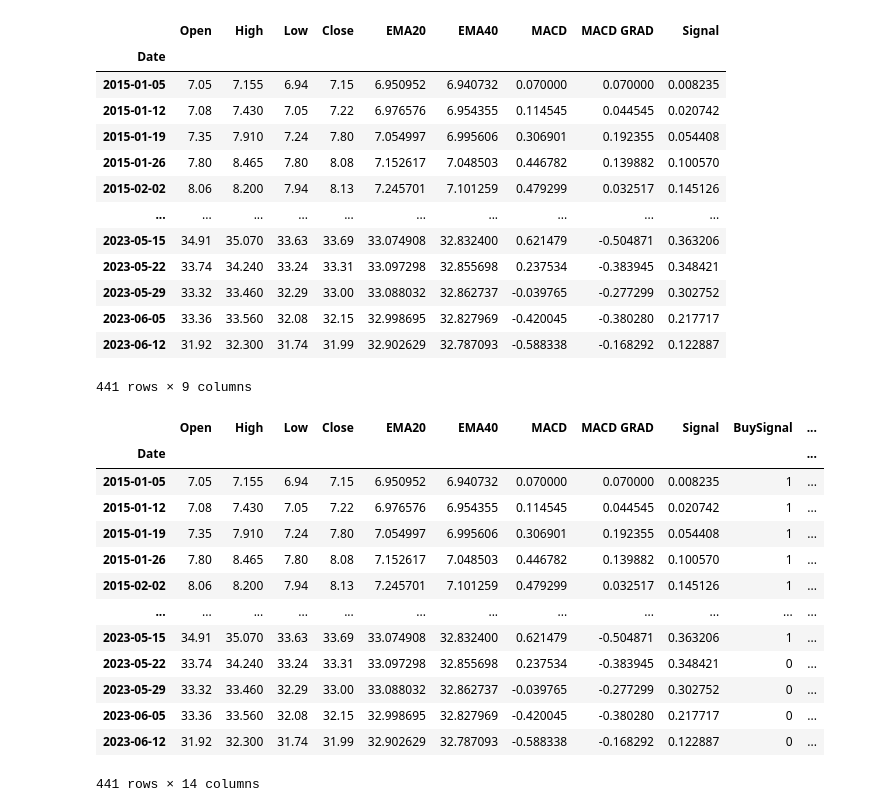
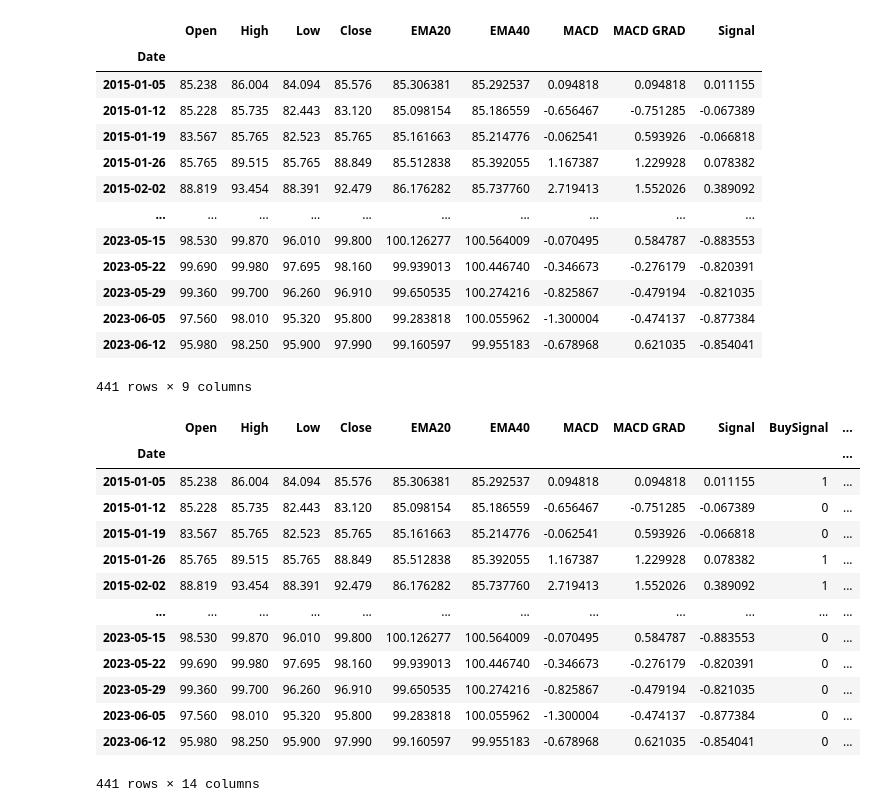
Before and after one commit to jxhos0/stock-backtest, a Jupyter notebook: back-test.ipynb, the cells around one changed output. Drawn from its saved outputs; the diff is of its cells as text; code cells hidden in the pictures.

```diff
--- a/back-test.ipynb
+++ b/back-test.ipynb
@@ -51,0 +7,14 @@ df_copy
+# %%
+# Set the ticket value, start date (in 'YYYY-MM-DD' format) and the data
+# interval (options '1d' or '1wk')
+ticker = 'CBA.AX'
+startDate = '2015-01-01'
+interval = '1wk'
+
+# Set the desired take profit and stop loss percentages
+profitTargetPercentage = 10
+allowedLossPercentage = 5
+
+# Download the data for the specified yahoo finance ticker and display
+df = yf.download(ticker, start=startDate, interval=interval).round(decimals=3)
+df
@@ -52,57 +37,63 @@ df_copy
 # %%
-mod_df = df_copy.drop(columns=['Adj Close', 'Volume'])
+# Create a copy of the original dataframe and delete the Adjusted Close and Volume columns
+mod_df = df.copy().drop(columns=['Adj Close', 'Volume'])
 
-# EMA40 Calculation
+# Calculate the 20 EMA and 40 EMA for later conditional checks
 mod_df['EMA20'] = mod_df.Close.ewm(span=20, adjust=False).mean()
 mod_df['EMA40'] = mod_df.Close.ewm(span=40, adjust=False).mean()
 
-# MACD and Signal Calculations
+# Calculate the MACD and Signal for later conditional checks
 exp1 = mod_df.Close.ewm(span=3, adjust=False).mean()
 exp2 = mod_df.Close.ewm(span=10, adjust=False).mean()
 mod_df['MACD'] = (exp1 - exp2)
 mod_df['MACD GRAD'] = mod_df.MACD.diff()
 mod_df['Signal'] = mod_df.MACD.ewm(span=16, adjust=False).mean()
+
+# Remove any NaN values
 mod_df.dropna(inplace=True)
 
+# Display the new dataframe
 mod_df
 # %% [output]
 |  | Open | High | Low | Close | EMA20 | EMA40 | MACD | MACD GRAD | Signal |
 | Date |  |  |  |  |  |  |  |  |  |
-| 2015-01-05 | 7.05 | 7.155 | 6.94 | 7.15 | 6.950952 | 6.940732 | 0.070000 | 0.070000 | 0.008235 |
-| 2015-01-12 | 7.08 | 7.430 | 7.05 | 7.22 | 6.976576 | 6.954355 | 0.114545 | 0.044545 | 0.020742 |
-| 2015-01-19 | 7.35 | 7.910 | 7.24 | 7.80 | 7.054997 | 6.995606 | 0.306901 | 0.192355 | 0.054408 |
-| 2015-01-26 | 7.80 | 8.465 | 7.80 | 8.08 | 7.152617 | 7.048503 | 0.446782 | 0.139882 | 0.100570 |
-| 2015-02-02 | 8.06 | 8.200 | 7.94 | 8.13 | 7.245701 | 7.101259 | 0.479299 | 0.032517 | 0.145126 |
+| 2015-01-05 | 85.238 | 86.004 | 84.094 | 85.576 | 85.306381 | 85.292537 | 0.094818 | 0.094818 | 0.011155 |
+| 2015-01-12 | 85.228 | 85.735 | 82.443 | 83.120 | 85.098154 | 85.186559 | -0.656467 | -0.751285 | -0.067389 |
+| 2015-01-19 | 83.567 | 85.765 | 82.523 | 85.765 | 85.161663 | 85.214776 | -0.062541 | 0.593926 | -0.066818 |
+| 2015-01-26 | 85.765 | 89.515 | 85.765 | 88.849 | 85.512838 | 85.392055 | 1.167387 | 1.229928 | 0.078382 |
+| 2015-02-02 | 88.819 | 93.454 | 88.391 | 92.479 | 86.176282 | 85.737760 | 2.719413 | 1.552026 | 0.389092 |
 | ... | ... | ... | ... | ... | ... | ... | ... | ... | ... |
-| 2023-05-15 | 34.91 | 35.070 | 33.63 | 33.69 | 33.074908 | 32.832400 | 0.621479 | -0.504871 | 0.363206 |
-| 2023-05-22 | 33.74 | 34.240 | 33.24 | 33.31 | 33.097298 | 32.855698 | 0.237534 | -0.383945 | 0.348421 |
-| 2023-05-29 | 33.32 | 33.460 | 32.29 | 33.00 | 33.088032 | 32.862737 | -0.039765 | -0.277299 | 0.302752 |
-| 2023-06-05 | 33.36 | 33.560 | 32.08 | 32.15 | 32.998695 | 32.827969 | -0.420045 | -0.380280 | 0.217717 |
-| 2023-06-12 | 31.92 | 32.300 | 31.74 | 31.99 | 32.902629 | 32.787093 | -0.588338 | -0.168292 | 0.122887 |
+| 2023-05-15 | 98.530 | 99.870 | 96.010 | 99.800 | 100.126277 | 100.564009 | -0.070495 | 0.584787 | -0.883553 |
+| 2023-05-22 | 99.690 | 99.980 | 97.695 | 98.160 | 99.939013 | 100.446740 | -0.346673 | -0.276179 | -0.820391 |
+| 2023-05-29 | 99.360 | 99.700 | 96.260 | 96.910 | 99.650535 | 100.274216 | -0.825867 | -0.479194 | -0.821035 |
+| 2023-06-05 | 97.560 | 98.010 | 95.320 | 95.800 | 99.283818 | 100.055962 | -1.300004 | -0.474137 | -0.877384 |
+| 2023-06-12 | 95.980 | 98.250 | 95.900 | 97.990 | 99.160597 | 99.955183 | -0.678968 | 0.621035 | -0.854041 |
 441 rows × 9 columns
 # %%
+# Create new columns for the dataframe for buy signals, sell signals, buy price,
+# sell price and a transaction mumber
+
+# Display a buy signal with a 1 if conditions are met, otherwise display 0
 mod_df['BuySignal'] = np.where((mod_df.Close > mod_df.EMA40) & (mod_df.MACD > 0) & (mod_df.MACD > mod_df.Signal), 1, 0)
-mod_df['SellSignal'] = np.where((mod_df.Close < mod_df.EMA20), 1, 0)
-# mod_df['SellSignal'] = np.where((mod_df.MACD < mod_df.Signal), 1, 0)
+mod_df['SellSignal'] = np.where((mod_df.Close < mod_df.EMA40), 1, 0)
 mod_df['BuyPrice'] = None
 mod_df['SellPrice'] = None
-# mod_df['SellPriceMaxP'] = None
-# mod_df['SellPriceMaxL'] = None
-mod_df['PurchaseDate'] = None
+mod_df['TransactionNumber'] = None
 
+# Display dataframe for verifying results
 mod_df
 # %% [output]
 |  | Open | High | Low | Close | EMA20 | EMA40 | MACD | MACD GRAD | Signal | BuySignal | ... |
 | Date |  |  |  |  |  |  |  |  |  |  | ... |
-| 2015-01-05 | 7.05 | 7.155 | 6.94 | 7.15 | 6.950952 | 6.940732 | 0.070000 | 0.070000 | 0.008235 | 1 | ... |
-| 2015-01-12 | 7.08 | 7.430 | 7.05 | 7.22 | 6.976576 | 6.954355 | 0.114545 | 0.044545 | 0.020742 | 1 | ... |
-| 2015-01-19 | 7.35 | 7.910 | 7.24 | 7.80 | 7.054997 | 6.995606 | 0.306901 | 0.192355 | 0.054408 | 1 | ... |
-| 2015-01-26 | 7.80 | 8.465 | 7.80 | 8.08 | 7.152617 | 7.048503 | 0.446782 | 0.139882 | 0.100570 | 1 | ... |
-| 2015-02-02 | 8.06 | 8.200 | 7.94 | 8.13 | 7.245701 | 7.101259 | 0.479299 | 0.032517 | 0.145126 | 1 | ... |
+| 2015-01-05 | 85.238 | 86.004 | 84.094 | 85.576 | 85.306381 | 85.292537 | 0.094818 | 0.094818 | 0.011155 | 1 | ... |
+| 2015-01-12 | 85.228 | 85.735 | 82.443 | 83.120 | 85.098154 | 85.186559 | -0.656467 | -0.751285 | -0.067389 | 0 | ... |
+| 2015-01-19 | 83.567 | 85.765 | 82.523 | 85.765 | 85.161663 | 85.214776 | -0.062541 | 0.593926 | -0.066818 | 0 | ... |
+| 2015-01-26 | 85.765 | 89.515 | 85.765 | 88.849 | 85.512838 | 85.392055 | 1.167387 | 1.229928 | 0.078382 | 1 | ... |
+| 2015-02-02 | 88.819 | 93.454 | 88.391 | 92.479 | 86.176282 | 85.737760 | 2.719413 | 1.552026 | 0.389092 | 1 | ... |
 | ... | ... | ... | ... | ... | ... | ... | ... | ... | ... | ... | ... |
-| 2023-05-15 | 34.91 | 35.070 | 33.63 | 33.69 | 33.074908 | 32.832400 | 0.621479 | -0.504871 | 0.363206 | 1 | ... |
-| 2023-05-22 | 33.74 | 34.240 | 33.24 | 33.31 | 33.097298 | 32.855698 | 0.237534 | -0.383945 | 0.348421 | 0 | ... |
-| 2023-05-29 | 33.32 | 33.460 | 32.29 | 33.00 | 33.088032 | 32.862737 | -0.039765 | -0.277299 | 0.302752 | 0 | ... |
-| 2023-06-05 | 33.36 | 33.560 | 32.08 | 32.15 | 32.998695 | 32.827969 | -0.420045 | -0.380280 | 0.217717 | 0 | ... |
-| 2023-06-12 | 31.92 | 32.300 | 31.74 | 31.99 | 32.902629 | 32.787093 | -0.588338 | -0.168292 | 0.122887 | 0 | ... |
+| 2023-05-15 | 98.530 | 99.870 | 96.010 | 99.800 | 100.126277 | 100.564009 | -0.070495 | 0.584787 | -0.883553 | 0 | ... |
+| 2023-05-22 | 99.690 | 99.980 | 97.695 | 98.160 | 99.939013 | 100.446740 | -0.346673 | -0.276179 | -0.820391 | 0 | ... |
+| 2023-05-29 | 99.360 | 99.700 | 96.260 | 96.910 | 99.650535 | 100.274216 | -0.825867 | -0.479194 | -0.821035 | 0 | ... |
+| 2023-06-05 | 97.560 | 98.010 | 95.320 | 95.800 | 99.283818 | 100.055962 | -1.300004 | -0.474137 | -0.877384 | 0 | ... |
+| 2023-06-12 | 95.980 | 98.250 | 95.900 | 97.990 | 99.160597 | 99.955183 | -0.678968 | 0.621035 | -0.854041 | 0 | ... |
 441 rows × 14 columns
```
Also changed, not shown: parts of 13 cells of this notebook.
